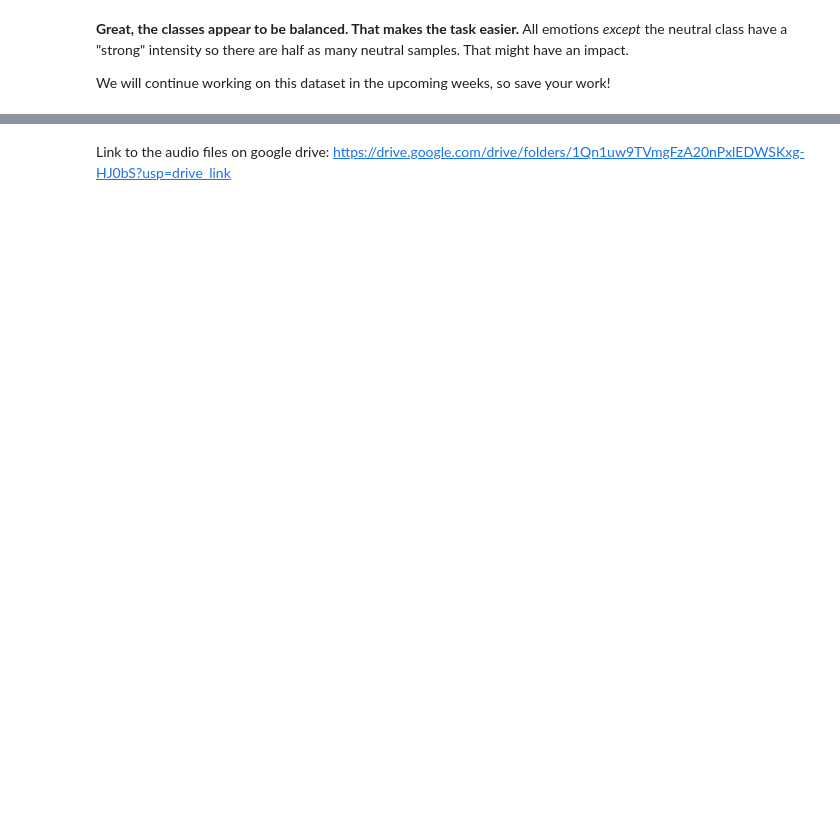
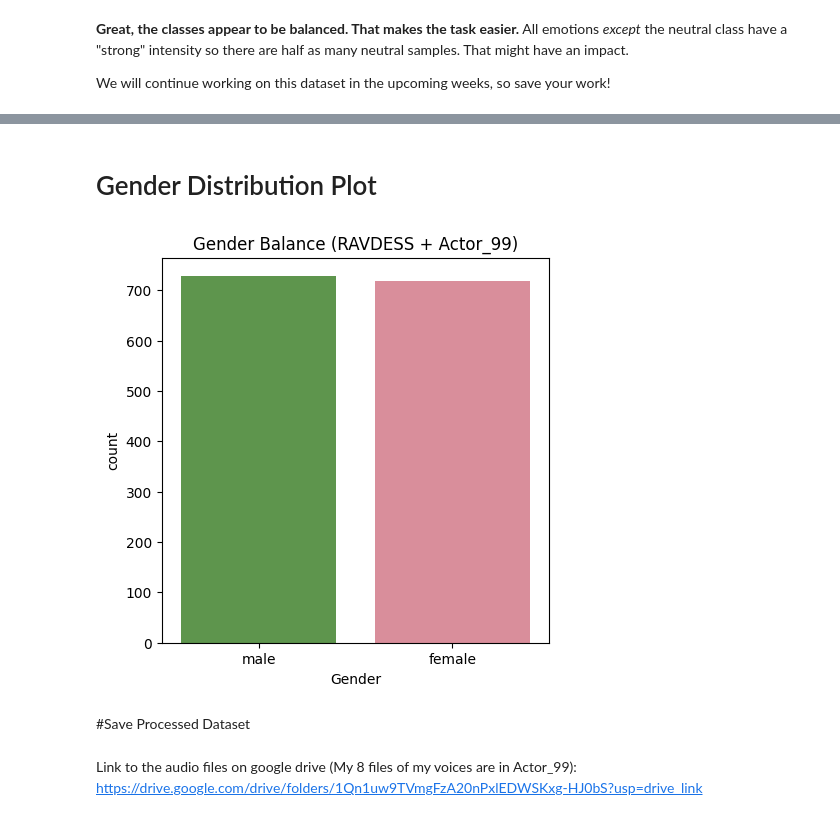
Before and after one commit to jcvancity2022/Week2-DataPreprocessing, a Jupyter notebook: Week 2.ipynb, the cells around one changed output, grey strips where cells are left out. Cells and saved outputs as stored; diff of their text form; code cells hidden in the pictures; blank space fills up the shorter version.

```diff
--- a/Week 2.ipynb
+++ b/Week 2.ipynb
@@ -733,0 +782,36 @@ We will continue working on this dataset in the upcoming weeks, so save your wor
+# %%
+import os, glob
+import pandas as pd
+
+# Emotion labels
+emotions_dict = {
+    '01': 'neutral',
+    '02': 'calm',
+    '03': 'happy',
+    '04': 'sad',
+    '05': 'angry',
+    '06': 'fearful',
+    '07': 'disgust',
+    '08': 'surprised'
+}
+
+# Collect all files
+file_list = glob.glob("/content/drive/MyDrive/Audio Data/Actor_*/*.wav")
+
+data = []
+for f in file_list:
+    file_name = os.path.basename(f)
+    parts = file_name.split("-")
+    emotion_code = parts[2]
+    emotion = emotions_dict[emotion_code]
+
+    # Actor ID = last part (before .wav)
+    actor = int(parts[-1].split(".")[0])
+
+    # Gender rule: odd = male, even = female
+    gender = "male" if actor % 2 != 0 else "female"
+
+    data.append([f, emotion, gender, actor])
+
+df = pd.DataFrame(data, columns=["File", "Emotion", "Gender", "Actor"])
+df.head()
@@ -733,0 +825,12 @@ We will continue working on this dataset in the upcoming weeks, so save your wor
+# %% [markdown]
+# Gender Distribution Plot
+# %%
+plt.figure(figsize=(5,5))
+sns.countplot(x="Gender", hue="Gender", data=df,
+              palette=["#58a141", "#e68193"], legend=False)
+plt.title("Gender Balance (RAVDESS + Actor_99)")
+plt.show()
+# %% [output]
+[figure, added]
+# %% [markdown]
+#Save Processed Dataset
@@ -734,2 +839,2 @@ We will continue working on this dataset in the upcoming weeks, so save your wor
 # %% [markdown]
-Link to the audio files on google drive: https://drive.google.com/drive/folders/1Qn1uw9TVmgFzA20nPxlEDWSKxg-HJ0bS?usp=drive_link
+Link to the audio files on google drive (My 8 files of my voices are in Actor_99): https://drive.google.com/drive/folders/1Qn1uw9TVmgFzA20nPxlEDWSKxg-HJ0bS?usp=drive_link
```
Also changed, not shown: parts of 7 cells of this notebook.
